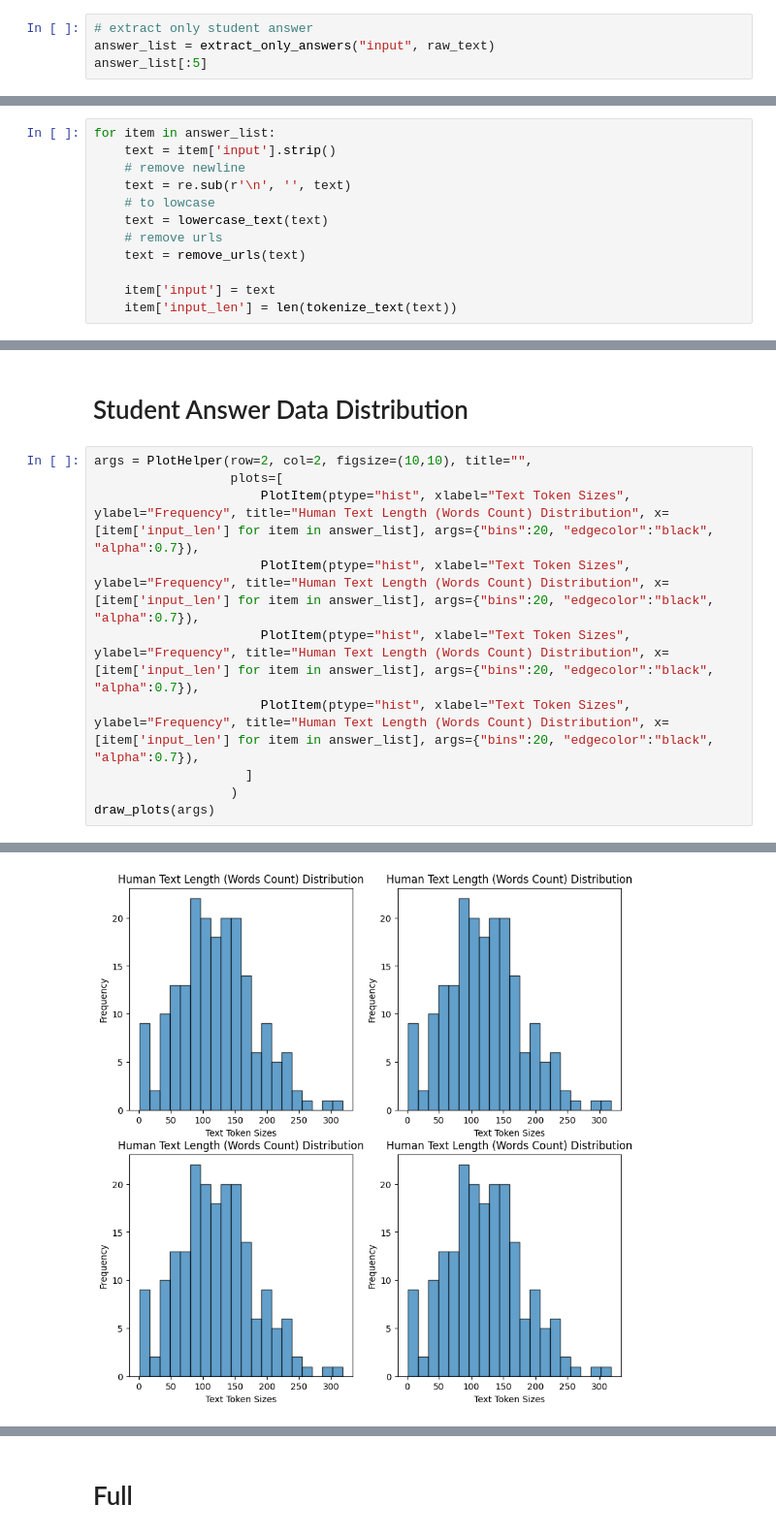
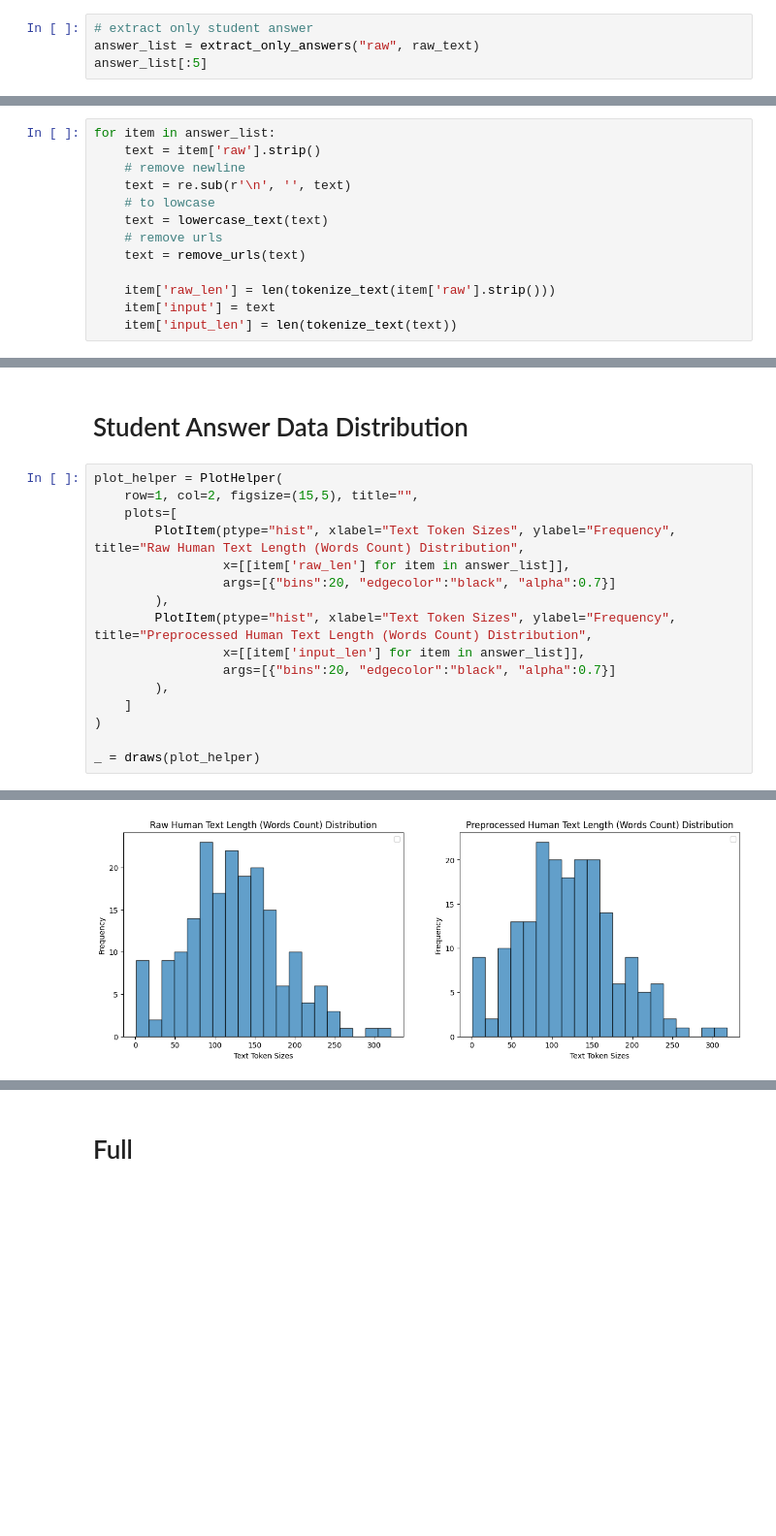
Before and after one commit to bobaebak/ai_text_detection, a Jupyter notebook: cookbooks/Student Answer Data Preparation.ipynb, the cells around one changed output, grey strips where cells are left out. Shown: that part at 97% size. Saved outputs shown, nothing was run; the diff lists cells and outputs as text; blank space fills up the shorter version.

```diff
--- a/cookbooks/Student Answer Data Preparation.ipynb
+++ b/cookbooks/Student Answer Data Preparation.ipynb
@@ -46,6 +46,6 @@ def extract_only_answers(key, raw_text):
     return answer_list
 # %%
 # extract only student answer
-answer_list = extract_only_answers("input", raw_text)
+answer_list = extract_only_answers("raw", raw_text)
 answer_list[:5]
 # %% [output]
@@ -58,7 +58,7 @@ answer_list[:5]
 # Preprocess Student Answer
 # %%
 for item in answer_list:
-    text = item['input'].strip()
+    text = item['raw'].strip()
     # remove newline
     text = re.sub(r'\n', '', text)
     # to lowcase
@@ -66,6 +66,7 @@ for item in answer_list:
     # remove urls
     text = remove_urls(text)
 
+    item['raw_len'] = len(tokenize_text(item['raw'].strip()))
     item['input'] = text
     item['input_len'] = len(tokenize_text(text))
 # %%
@@ -106,13 +111,19 @@ answer_list = load_json_list(file_name)
 # %% [markdown]
 # Student Answer Data Distribution
 # %%
-args = PlotHelper(row=2, col=2, figsize=(10,10), title="",
-                  plots=[
-                      PlotItem(ptype="hist", xlabel="Text Token Sizes", ylabel="Frequency", title="Human Text Length (Words Count) Distribution", x=[item['input_len'] for item in answer_list], args={"bins":20, "edgecolor":"black", "alpha":0.7}),
-                      PlotItem(ptype="hist", xlabel="Text Token Sizes", ylabel="Frequency", title="Human Text Length (Words Count) Distribution", x=[item['input_len'] for item in answer_list], args={"bins":20, "edgecolor":"black", "alpha":0.7}),
-                      PlotItem(ptype="hist", xlabel="Text Token Sizes", ylabel="Frequency", title="Human Text Length (Words Count) Distribution", x=[item['input_len'] for item in answer_list], args={"bins":20, "edgecolor":"black", "alpha":0.7}),
-                      PlotItem(ptype="hist", xlabel="Text Token Sizes", ylabel="Frequency", title="Human Text Length (Words Count) Distribution", x=[item['input_len'] for item in answer_list], args={"bins":20, "edgecolor":"black", "alpha":0.7}),
-                    ]
-                  )
-draw_plots(args)
+plot_helper = PlotHelper(
+    row=1, col=2, figsize=(15,5), title="",
+    plots=[
+        PlotItem(ptype="hist", xlabel="Text Token Sizes", ylabel="Frequency", title="Raw Human Text Length (Words Count) Distribution",
+                 x=[[item['raw_len'] for item in answer_list]],
+                 args=[{"bins":20, "edgecolor":"black", "alpha":0.7}]
+        ),
+        PlotItem(ptype="hist", xlabel="Text Token Sizes", ylabel="Frequency", title="Preprocessed Human Text Length (Words Count) Distribution",
+                 x=[[item['input_len'] for item in answer_list]],
+                 args=[{"bins":20, "edgecolor":"black", "alpha":0.7}]
+        ),
+    ]
+)
+
+_ = draws(plot_helper)
 # %% [output]
@@ -119 +132 @@ draw_plots(args)
-[figure, old version]
+[figure, new version]
```
Also changed, not shown: parts of 8 cells of this notebook, 4 other files.
